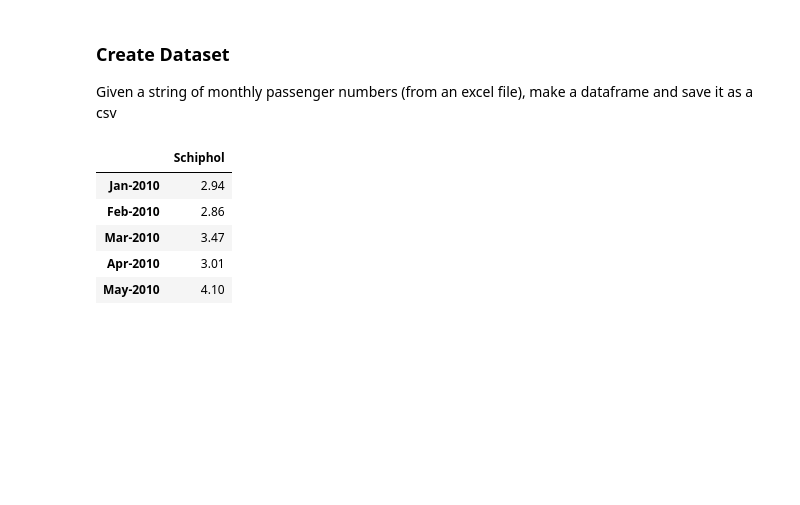
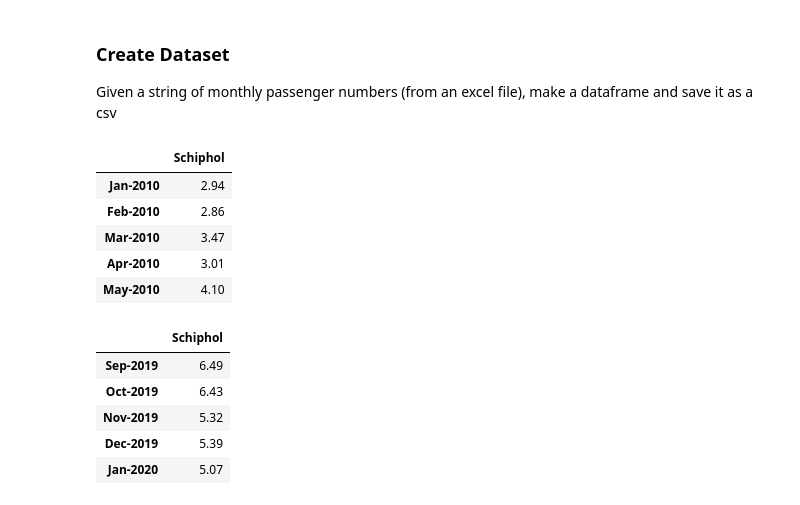
Before and after one commit to Yoyodyne-Data-Science/schiphol-passengers, a Jupyter notebook: data/create_dataset.ipynb, the cells around one changed output. Cells and saved outputs as stored; diff of their text form; code cells hidden in the pictures; blank space fills up the shorter version.

```diff
--- a/create_dataset.ipynb
+++ b/data/create_dataset.ipynb
@@ -25,7 +25,7 @@ def make_column_names(airport):
     """ We know data is from sequential months, make strings to show this
     """
     month_array = ['Jan','Feb','Mar','Apr','May','Jun','Jul','Aug','Sep','Oct','Nov','Dec']
-    year_array = np.arange(2010, 2019)
+    year_array = np.arange(2010, 2021)
     column_titles = []
     for year in year_array:
         for month in month_array:
@@ -52,6 +52,15 @@ schiphol_df.head()
 | Mar-2010 | 3.47 |
 | Apr-2010 | 3.01 |
 | May-2010 | 4.10 |
+# %%
+schiphol_df.tail()
+# %% [output]
+|  | Schiphol |
+| Sep-2019 | 6.49 |
+| Oct-2019 | 6.43 |
+| Nov-2019 | 5.32 |
+| Dec-2019 | 5.39 |
+| Jan-2020 | 5.07 |
 # %%
 # save
 
```
Also changed, not shown: parts of 1 cell of this notebook, 7 other files.
